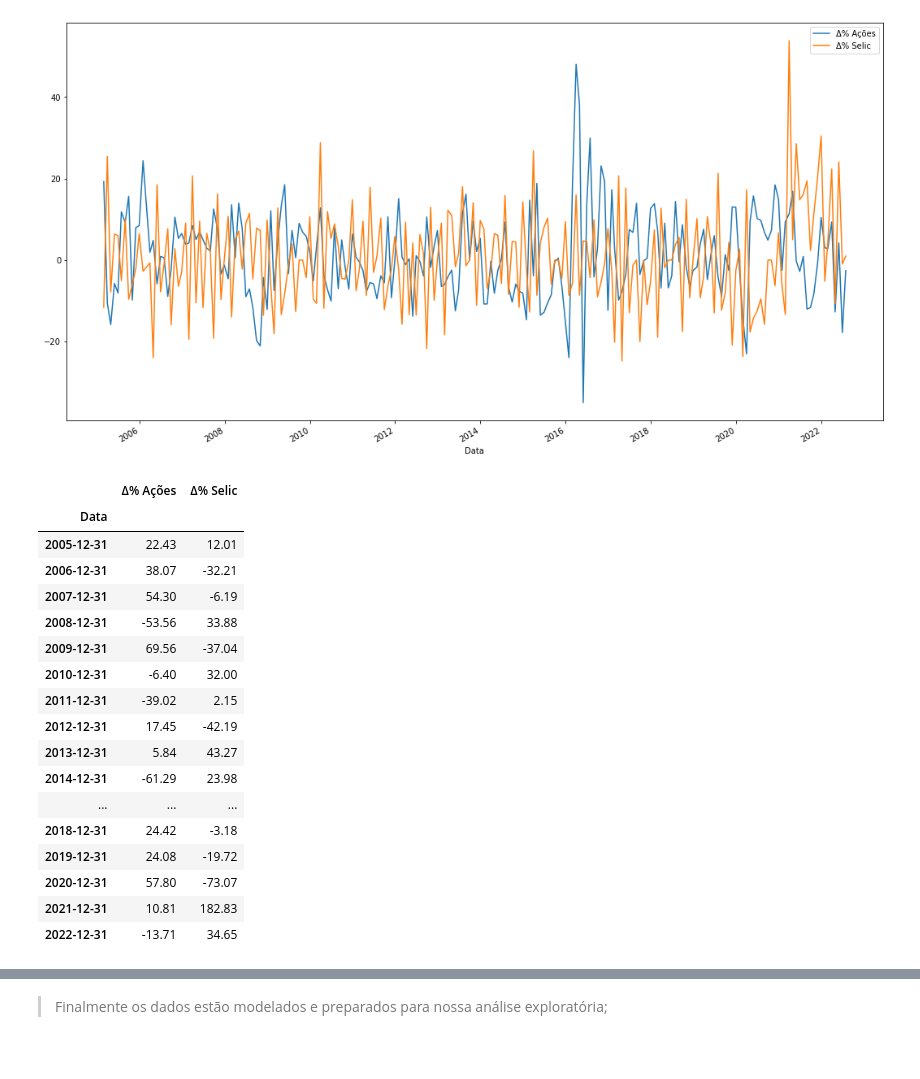
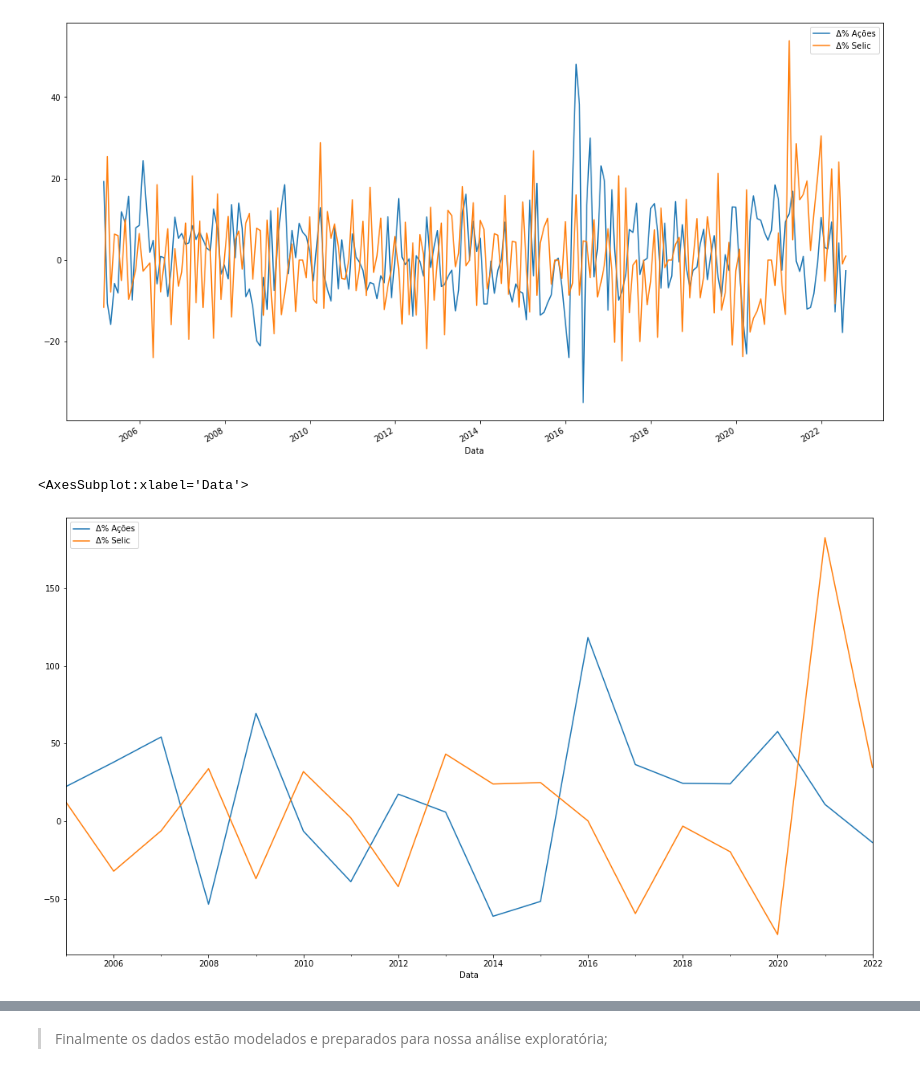
Before and after one commit to kauebr/Insights, a Jupyter notebook: Setor Siderúrgico Nacional/2 Entrega - Cliclo 2/Passo 06 - Análise exploratória/Jupyter Notebooks/Analise exploratória.ipynb, the cells around one changed output, grey strips where cells are left out. Saved outputs shown, nothing was run; the diff lists cells and outputs as text; code cells hidden in the pictures.

```diff
--- a/Setor Siderúrgico Nacional/2 Entrega - Cliclo 2/Passo 06 - Análise exploratória/Jupyter Notebooks/Analise exploratória.ipynb
+++ b/Setor Siderúrgico Nacional/2 Entrega - Cliclo 2/Passo 06 - Análise exploratória/Jupyter Notebooks/Analise exploratória.ipynb
@@ -174,24 +174,7 @@ df_var.plot(figsize=(18,10))
 <AxesSubplot:xlabel='Data'>
 [figure]
 # %%
-dfx = df_var.reset_index()
-dfx.groupby(pd.Grouper(key='Data', freq='Y')).sum()
+df_var.reset_index().groupby(pd.Grouper(key='Data', freq='Y')).sum().plot(figsize=(18,10))
 # %% [output]
-|  | Δ% Ações | Δ% Selic |
-| Data |  |  |
-| 2005-12-31 | 22.43 | 12.01 |
-| 2006-12-31 | 38.07 | -32.21 |
-| 2007-12-31 | 54.30 | -6.19 |
-| 2008-12-31 | -53.56 | 33.88 |
-| 2009-12-31 | 69.56 | -37.04 |
-| 2010-12-31 | -6.40 | 32.00 |
-| 2011-12-31 | -39.02 | 2.15 |
-| 2012-12-31 | 17.45 | -42.19 |
-| 2013-12-31 | 5.84 | 43.27 |
-| 2014-12-31 | -61.29 | 23.98 |
-| ... | ... | ... |
-| 2018-12-31 | 24.42 | -3.18 |
-| 2019-12-31 | 24.08 | -19.72 |
-| 2020-12-31 | 57.80 | -73.07 |
-| 2021-12-31 | 10.81 | 182.83 |
-| 2022-12-31 | -13.71 | 34.65 |
+<AxesSubplot:xlabel='Data'>
+[figure, added]
```
Also changed, not shown: parts of 1 cell of this notebook.
